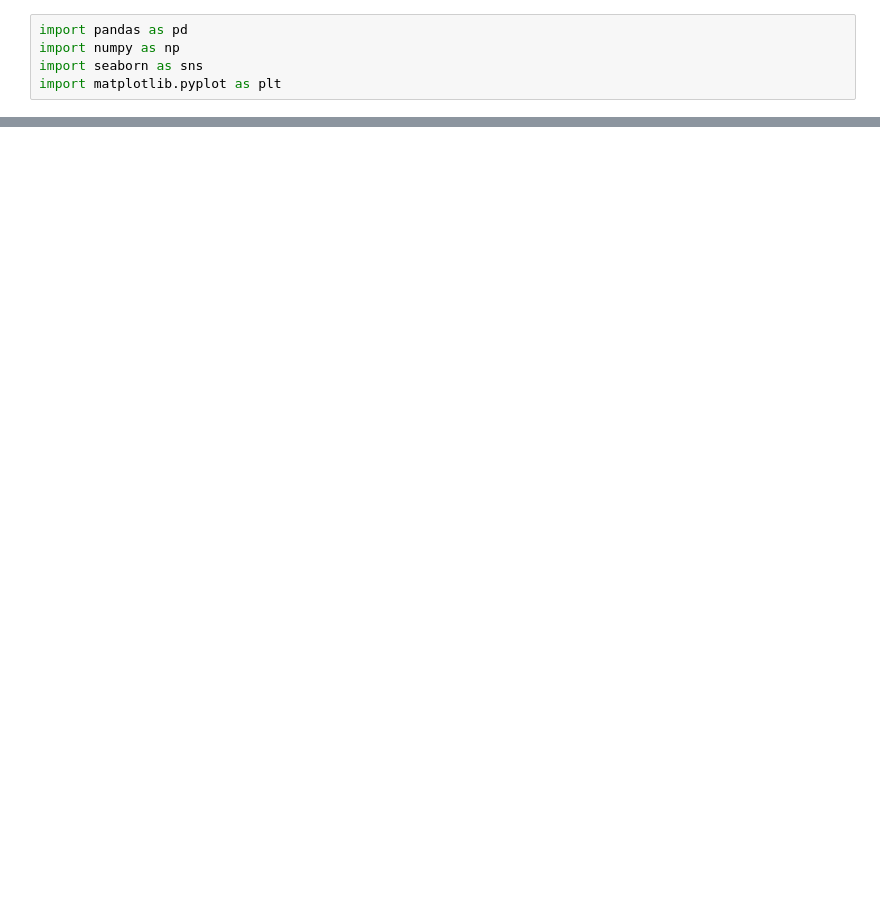
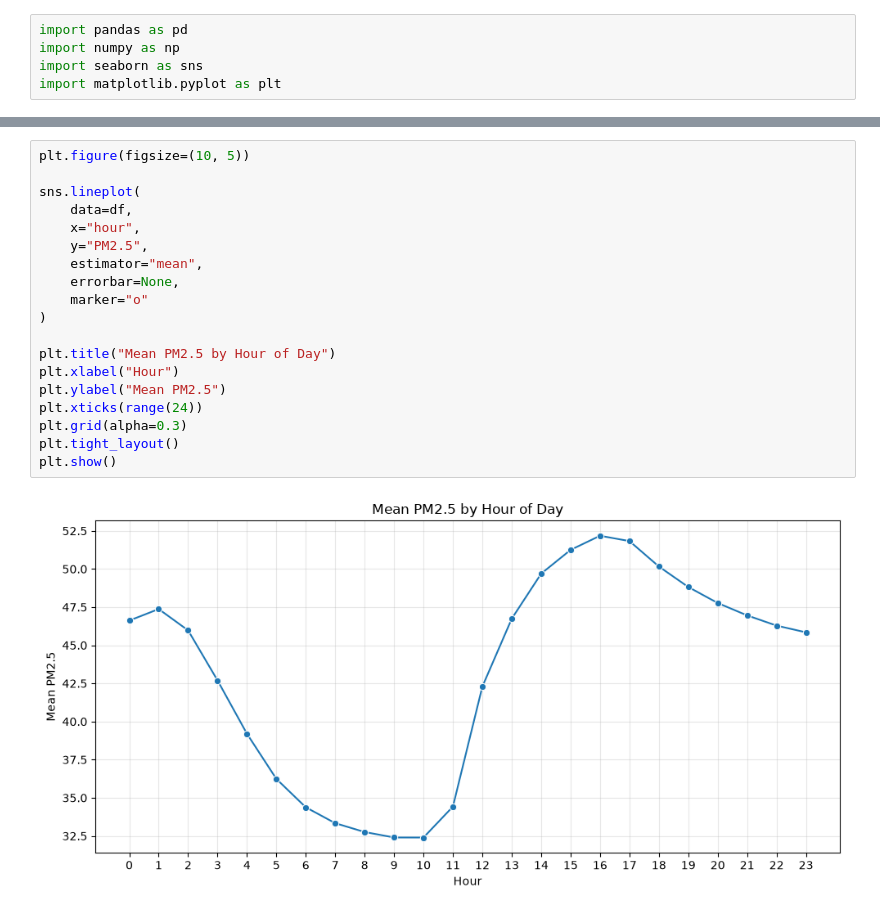
Before and after one commit to iamahnaf/SpikeForecasting, a Jupyter notebook: notebooks/DataProcessing.ipynb, the cells around one changed output, grey strips where cells are left out. Cells and saved outputs as stored; diff of their text form; blank space fills up the shorter version.

```diff
--- a/notebooks/DataProcessing.ipynb
+++ b/notebooks/DataProcessing.ipynb
@@ -7,0 +89,21 @@ df = pd.read_csv("data.csv")
+# %%
+plt.figure(figsize=(10, 5))
+
+sns.lineplot(
+    data=df,
+    x="hour",
+    y="PM2.5",
+    estimator="mean",
+    errorbar=None,
+    marker="o"
+)
+
+plt.title("Mean PM2.5 by Hour of Day")
+plt.xlabel("Hour")
+plt.ylabel("Mean PM2.5")
+plt.xticks(range(24))
+plt.grid(alpha=0.3)
+plt.tight_layout()
+plt.show()
+# %% [output]
+[figure, added]
```
Also changed, not shown: parts of 11 cells of this notebook.
